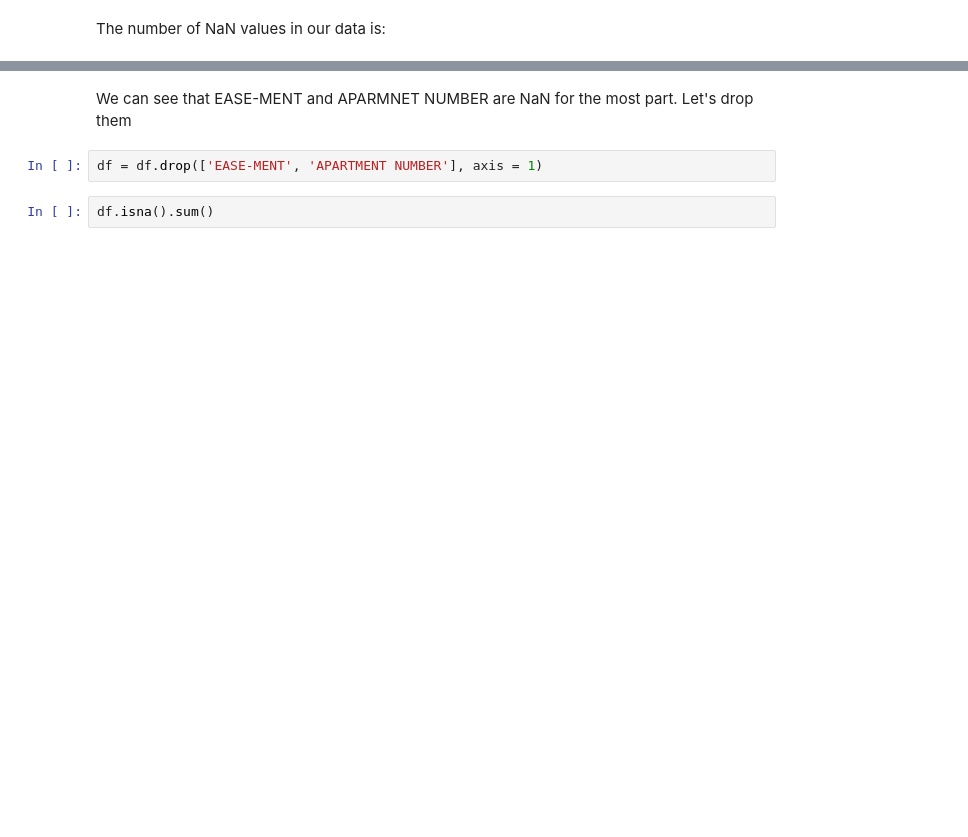
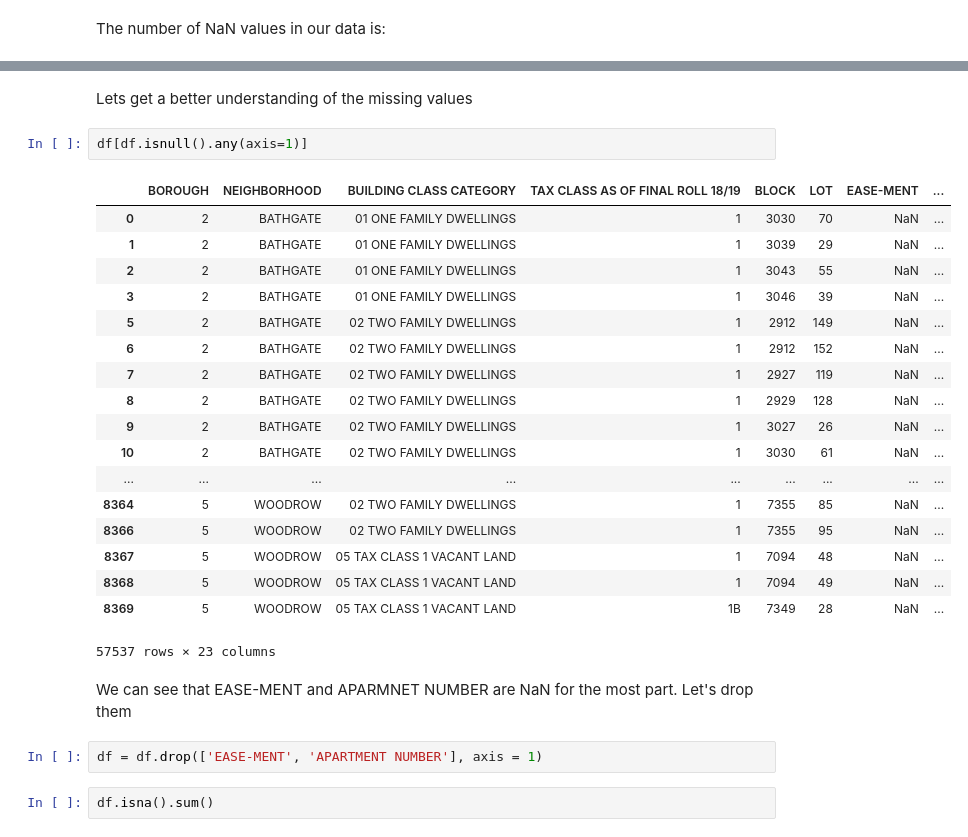
Before and after one commit to itayisraelov/RealEstateMLProject, a Jupyter notebook: Notebooks/01_Remove_Outliers.ipynb, the cells around one changed output, grey strips where cells are left out. Drawn from its saved outputs; the diff is of its cells as text; blank space fills up the shorter version.

```diff
--- a/Notebooks/01_Remove_Outliers.ipynb
+++ b/Notebooks/01_Remove_Outliers.ipynb
@@ -142,6 +146,29 @@ SALE DATE                                    0
 AREA                                         0
 FINAL_ADDRESS                                0
 dtype: int64
+# %% [markdown]
+Lets get a better understanding of the missing values
+# %%
+df[df.isnull().any(axis=1)]
+# %% [output]
+|  | BOROUGH | NEIGHBORHOOD | BUILDING CLASS CATEGORY | TAX CLASS AS OF FINAL ROLL 18/19 | BLOCK | LOT | EASE-MENT | ... |
+| 0 | 2 | BATHGATE | 01 ONE FAMILY DWELLINGS | 1 | 3030 | 70 | NaN | ... |
+| 1 | 2 | BATHGATE | 01 ONE FAMILY DWELLINGS | 1 | 3039 | 29 | NaN | ... |
+| 2 | 2 | BATHGATE | 01 ONE FAMILY DWELLINGS | 1 | 3043 | 55 | NaN | ... |
+| 3 | 2 | BATHGATE | 01 ONE FAMILY DWELLINGS | 1 | 3046 | 39 | NaN | ... |
+| 5 | 2 | BATHGATE | 02 TWO FAMILY DWELLINGS | 1 | 2912 | 149 | NaN | ... |
+| 6 | 2 | BATHGATE | 02 TWO FAMILY DWELLINGS | 1 | 2912 | 152 | NaN | ... |
+| 7 | 2 | BATHGATE | 02 TWO FAMILY DWELLINGS | 1 | 2927 | 119 | NaN | ... |
+| 8 | 2 | BATHGATE | 02 TWO FAMILY DWELLINGS | 1 | 2929 | 128 | NaN | ... |
+| 9 | 2 | BATHGATE | 02 TWO FAMILY DWELLINGS | 1 | 3027 | 26 | NaN | ... |
+| 10 | 2 | BATHGATE | 02 TWO FAMILY DWELLINGS | 1 | 3030 | 61 | NaN | ... |
+| ... | ... | ... | ... | ... | ... | ... | ... | ... |
+| 8364 | 5 | WOODROW | 02 TWO FAMILY DWELLINGS | 1 | 7355 | 85 | NaN | ... |
+| 8366 | 5 | WOODROW | 02 TWO FAMILY DWELLINGS | 1 | 7355 | 95 | NaN | ... |
+| 8367 | 5 | WOODROW | 05 TAX CLASS 1 VACANT LAND | 1 | 7094 | 48 | NaN | ... |
+| 8368 | 5 | WOODROW | 05 TAX CLASS 1 VACANT LAND | 1 | 7094 | 49 | NaN | ... |
+| 8369 | 5 | WOODROW | 05 TAX CLASS 1 VACANT LAND | 1B | 7349 | 28 | NaN | ... |
+57537 rows × 23 columns
 # %% [markdown]
 We can see that EASE-MENT and APARMNET NUMBER are NaN for the most part.
 Let's drop them
```
Also changed, not shown: parts of 27 cells of this notebook, 3 other files.
